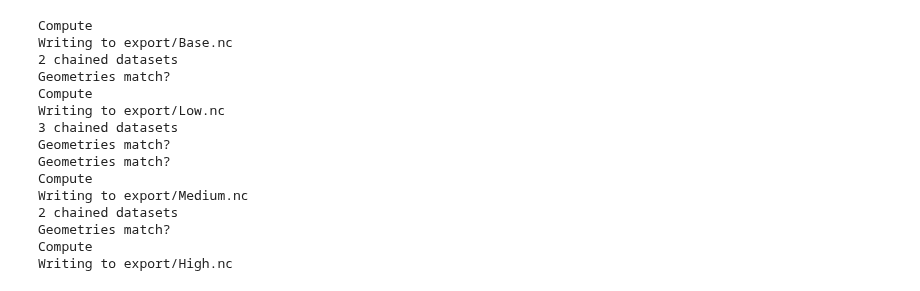
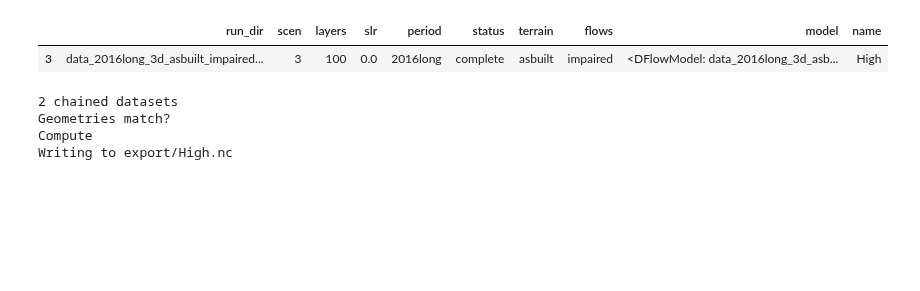
Before and after one commit to rustychris/pescadero_model, a Jupyter notebook: model/extract_stations.ipynb, the cells around one changed output. Cells and saved outputs as stored; diff of their text form; code cells hidden in the pictures; blank space fills up the shorter version.

```diff
--- a/model/extract_stations.ipynb
+++ b/model/extract_stations.ipynb
@@ -27,9 +34,14 @@ from common import (prechain, his_cache, save_as_layers, load_or_none, name_runs
 # %%
-runs=run_database.select(period='2016long',slr=0.00,flows='impaired')
+runs=run_database.select(period='2016long',slr=0.00,flows='impaired',scen=3)
 
 runs['model']=runs.run_dir.apply(lambda rd: dfm.DFlowModel.load(rd))
 
+
 name_runs(runs)
+runs
+# %% [output]
+|  | run_dir | scen | layers | slr | period | status | terrain | flows | model | name |
+| 3 | data_2016long_3d_asbuilt_impaired... | 3 | 100 | 0.0 | 2016long | complete | asbuilt | impaired | <DFlowModel: data_2016long_3d_asb... | High |
 # %%
 for _,run in runs.iterrows():
     his_ds=run['model'].his_dataset(chain=True,prechain=prechain)
@@ -43,10 +55,14 @@ for _,run in runs.iterrows():
                'cross_section_name','cross_section_discharge','cross_section_area',
                'cross_section_velocity'
                ]
-    stations=['pch_up','pch_down','lag1','nmc_down','BC3','ch2','bc1',
-              'nck','bbr','bbrch','pc3','nmp','nmc_up','mid_mouth','mouth_thalweg',
-              'npc']
+    # all named stations
+    #stations=['pch_up','pch_down','lag1','nmc_down','BC3','ch2','bc1',
+    #          'nck','bbr','bbrch','pc3','nmp','nmc_up','mid_mouth','mouth_thalweg',
+    #          'npc']
 
+    # relevant to North Marsh design proposal
+    stations=['pch_up','pch_down','lag1','nmc_down',
+              'nck','pc3','nmp','nmc_up','npc','thalweg_pesc_0045']
     ds=his_ds.copy() # shallow
 
     for v in list(ds):
@@ -77,17 +93,6 @@ for _,run in runs.iterrows():
     print(f"Writing to {nc_fn}")
     ds_sel_c.to_netcdf(nc_fn)
 # %% [output]
-Compute
-Writing to export/Base.nc
-2 chained datasets
-Geometries match?
-Compute
-Writing to export/Low.nc
-3 chained datasets
-Geometries match?
-Geometries match?
-Compute
-Writing to export/Medium.nc
 2 chained datasets
 Geometries match?
 Compute
```
Also changed, not shown: parts of 17 cells of this notebook, 4 other files.
